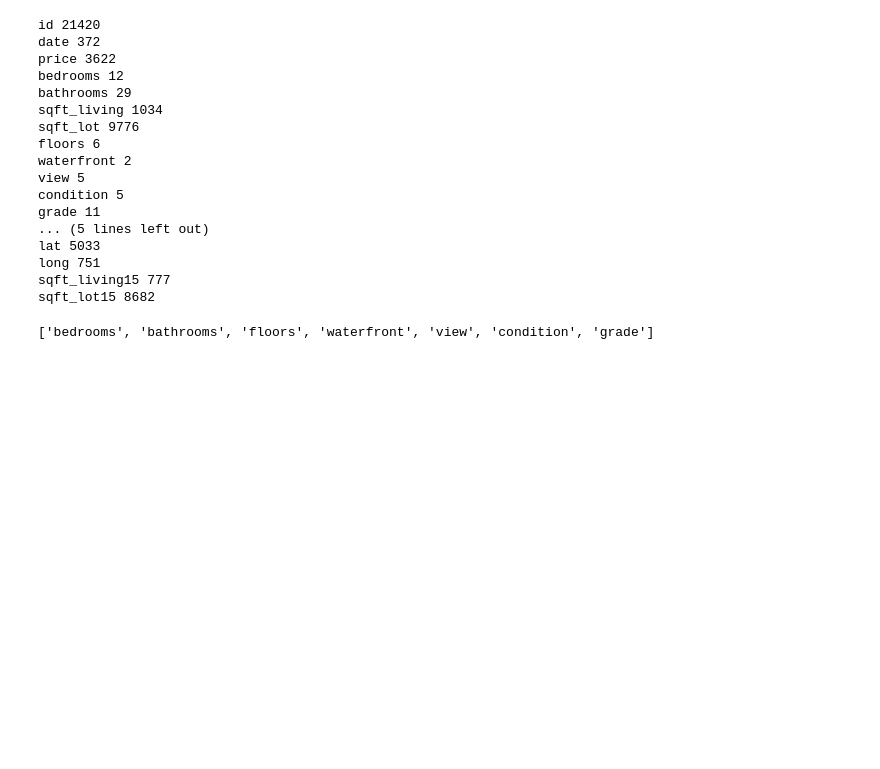
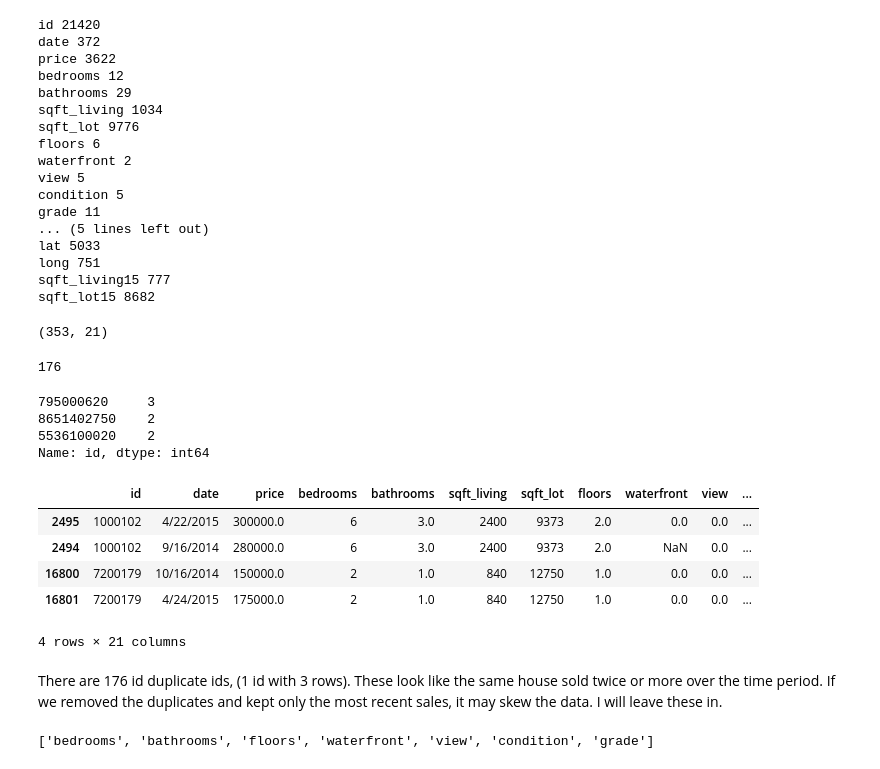
Before and after one commit to AndrewJ1/FI_Module_1, a Jupyter notebook: FinalProject/dsc-1-final-project-online-ds-pt-041519/Final Draft.ipynb, the cells around one changed output. Drawn from its saved outputs; the diff is of its cells as text; code cells hidden in the pictures; blank space fills up the shorter version.

```diff
--- a/FinalProject/dsc-1-final-project-online-ds-pt-041519/Final Draft.ipynb
+++ b/FinalProject/dsc-1-final-project-online-ds-pt-041519/Final Draft.ipynb
@@ -241,6 +241,33 @@ lat 5033
 long 751
 sqft_living15 777
 sqft_lot15 8682
+# %%
+df_dups = df[df.duplicated(['id'],False)]
+df_dups.shape
+# %% [output]
+(353, 21)
+# %%
+df_dups.id.nunique()
+# %% [output]
+176
+# %%
+df_dups['id'].value_counts().head(3)
+# %% [output]
+795000620     3
+8651402750    2
+5536100020    2
+Name: id, dtype: int64
+# %%
+df_dups.sort_values(by='id', ascending=True).head(4)
+# %% [output]
+|  | id | date | price | bedrooms | bathrooms | sqft_living | sqft_lot | floors | waterfront | view | ... |
+| 2495 | 1000102 | 4/22/2015 | 300000.0 | 6 | 3.0 | 2400 | 9373 | 2.0 | 0.0 | 0.0 | ... |
+| 2494 | 1000102 | 9/16/2014 | 280000.0 | 6 | 3.0 | 2400 | 9373 | 2.0 | NaN | 0.0 | ... |
+| 16800 | 7200179 | 10/16/2014 | 150000.0 | 2 | 1.0 | 840 | 12750 | 1.0 | 0.0 | 0.0 | ... |
+| 16801 | 7200179 | 4/24/2015 | 175000.0 | 2 | 1.0 | 840 | 12750 | 1.0 | 0.0 | 0.0 | ... |
+4 rows × 21 columns
+# %% [markdown]
+There are 176 id duplicate ids, (1 id with 3 rows). These look like the same house sold twice or more over the time period. If we removed the duplicates and kept only the most recent sales, it may skew the data. I will leave these in.
 # %%
 # investigate the counts of columns without a high number of unique values. First make a list, and then get value counts
 
```
Also changed, not shown: parts of 12 cells of this notebook.
